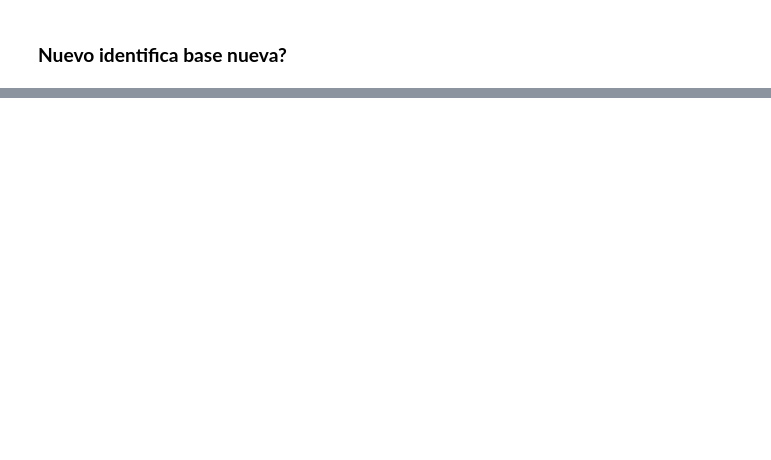
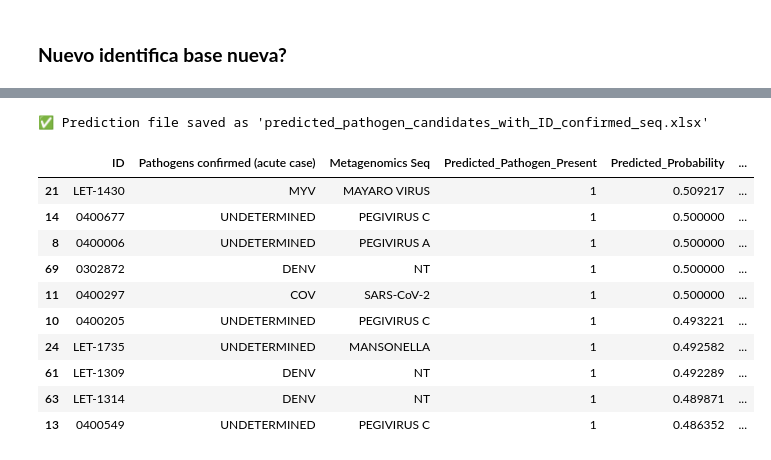
Before and after one commit to jausugar/select-metagenomic-samples, a Jupyter notebook: comparison-OH.ipynb, the cells around one changed output, grey strips where cells are left out. Drawn from its saved outputs; the diff is of its cells as text; code cells hidden in the pictures; blank space fills up the shorter version.

```diff
--- a/comparison-OH.ipynb
+++ b/comparison-OH.ipynb
@@ -223,7 +226,8 @@ import joblib
 # ======================================
 # 1️⃣ Load new dataset
 # ======================================
-new_df = pd.read_excel("Abbott_new_samples.xlsx")
+#new_df = pd.read_excel("input/Abbott_spreadsheet_con_mNGS.xlsx")
+new_df = pd.read_excel("input/Abbott_spreadsheet_24092025COR_BIONFO240925.xlsx")
 
 # Keep the ID column separately
 ids = new_df["ID"]
@@ -309,7 +321,7 @@ import joblib
 # ======================================
 # 1️⃣ Load new dataset
 # ======================================
-new_df = pd.read_excel("Abbott_new_samples.xlsx")
+new_df = pd.read_excel("input/Abbott_spreadsheet_con_mNGS.xlsx")
 
 # Keep ID and reference columns
 ids = new_df["ID"]
@@ -365,33 +377,46 @@ else:
         probabilities = (scores - scores.min()) / (scores.max() - scores.min())
     except:
         probabilities = np.zeros_like(predictions)
 
 # ======================================
 # 5️⃣ Build the final results dataframe
 # ======================================
 results = pd.DataFrame({
     "ID": ids,
     "Pathogens confirmed (acute case)": pathogens_confirmed,
     "Metagenomics Seq": metagenomics_seq,
     "Predicted_Pathogen_Present": predictions,
     "Predicted_Probability": probabilities
 })
 
 # Add a few optional context variables for quick review
 results = results.merge(
     new_df[["ID","Temperature","Cough","Headache","Site","Month"]],
     on="ID",
     how="left"
 )
 
 # ======================================
 # 6️⃣ Sort by probability and save
 # ======================================
 results = results.sort_values(by="Predicted_Probability", ascending=False)
 results.to_excel("predicted_pathogen_candidates_with_ID_confirmed_seq_2.xlsx", index=False)
 
 print("✅ Prediction file saved as 'predicted_pathogen_candidates_with_ID_confirmed_seq.xlsx'")
 display(results.head(10))
+# %% [output]
+✅ Prediction file saved as 'predicted_pathogen_candidates_with_ID_confirmed_seq.xlsx'
+|  | ID | Pathogens confirmed (acute case) | Metagenomics Seq | Predicted_Pathogen_Present | Predicted_Probability | ... |
+| 21 | LET-1430 | MYV | MAYARO VIRUS | 1 | 0.509217 | ... |
+| 14 | 0400677 | UNDETERMINED | PEGIVIRUS C | 1 | 0.500000 | ... |
+| 8 | 0400006 | UNDETERMINED | PEGIVIRUS A | 1 | 0.500000 | ... |
+| 69 | 0302872 | DENV | NT | 1 | 0.500000 | ... |
+| 11 | 0400297 | COV | SARS-CoV-2 | 1 | 0.500000 | ... |
+| 10 | 0400205 | UNDETERMINED | PEGIVIRUS C | 1 | 0.493221 | ... |
+| 24 | LET-1735 | UNDETERMINED | MANSONELLA | 1 | 0.492582 | ... |
+| 61 | LET-1309 | DENV | NT | 1 | 0.492289 | ... |
+| 63 | LET-1314 | DENV | NT | 1 | 0.489871 | ... |
+| 13 | 0400549 | UNDETERMINED | PEGIVIRUS C | 1 | 0.486352 | ... |
 # %%
 import pandas as pd
 import numpy as np
```
Also changed, not shown: parts of 5 cells of this notebook, 1 other file.
